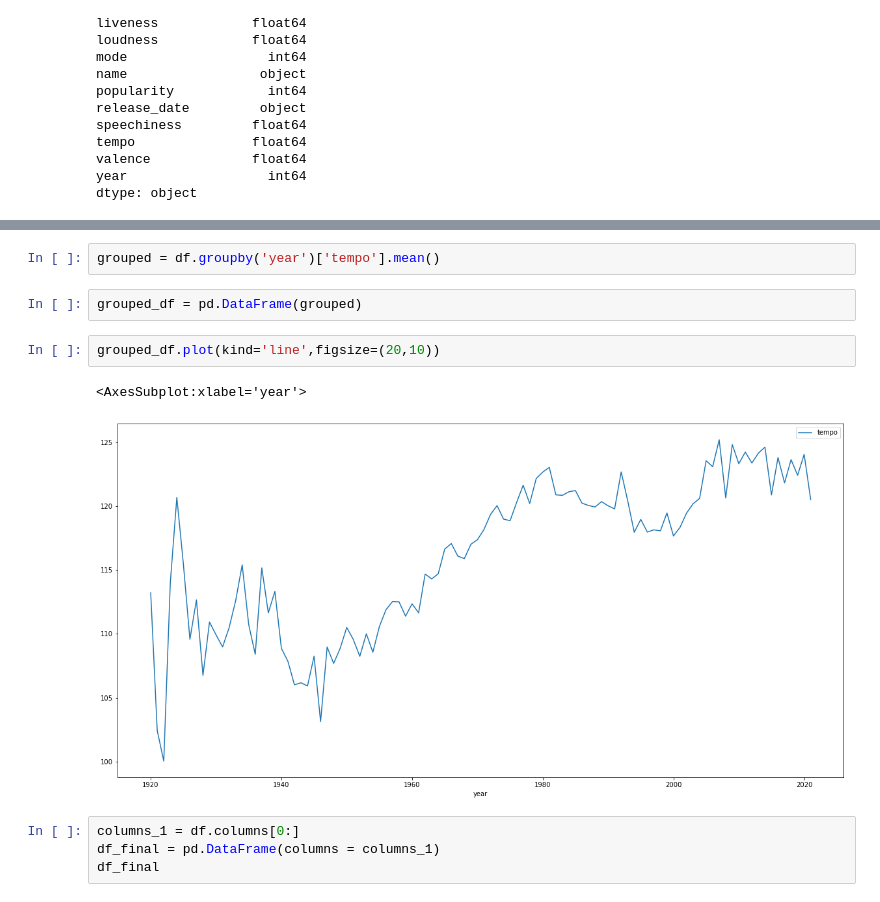
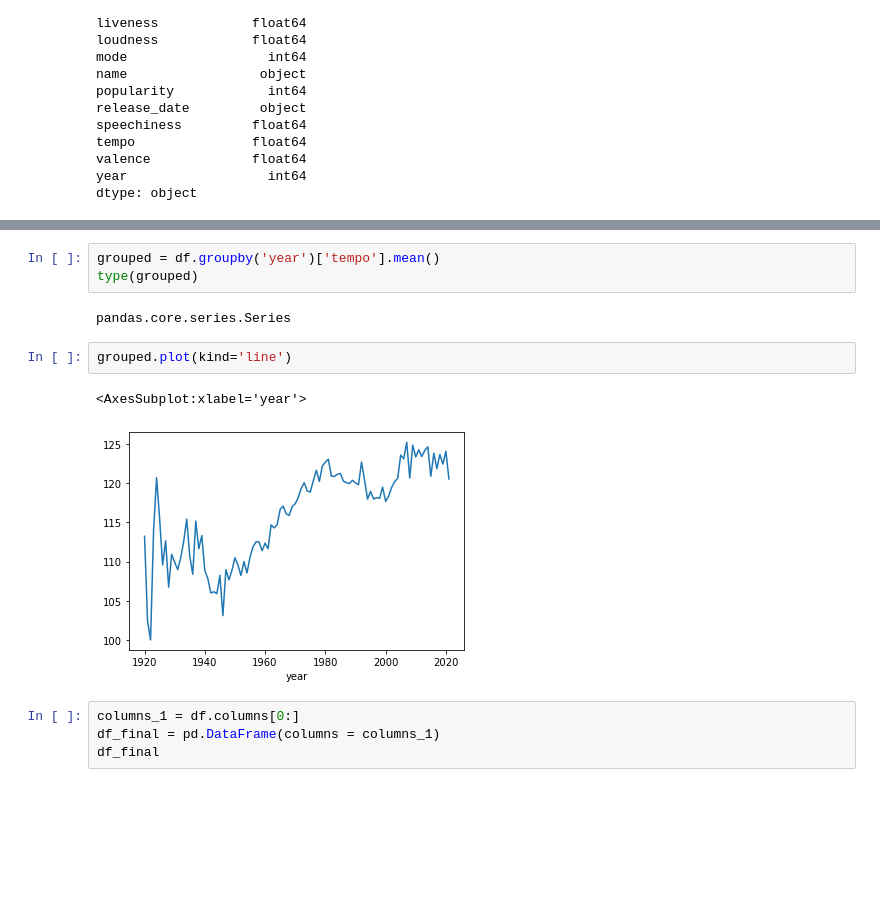
Before and after one commit to shchee5/TurnUptheData, a Jupyter notebook: Resources/PrepData.ipynb, the cells around one changed output, grey strips where cells are left out. Cells and saved outputs as stored; diff of their text form; blank space fills up the shorter version.

```diff
--- a/Resources/PrepData.ipynb
+++ b/Resources/PrepData.ipynb
@@ -38,12 +50,13 @@ dtype: object
 # %%
 grouped = df.groupby('year')['tempo'].mean()
+type(grouped)
+# %% [output]
+pandas.core.series.Series
-# %%
-grouped_df = pd.DataFrame(grouped)
 # %%
-grouped_df.plot(kind='line',figsize=(20,10))
+grouped.plot(kind='line')
 # %% [output]
 <AxesSubplot:xlabel='year'>
-[figure, old version]
+[figure, new version]
 # %%
 columns_1 = df.columns[0:]
 df_final = pd.DataFrame(columns = columns_1)
```
Also changed, not shown: parts of 4 cells of this notebook, 1 other file.
